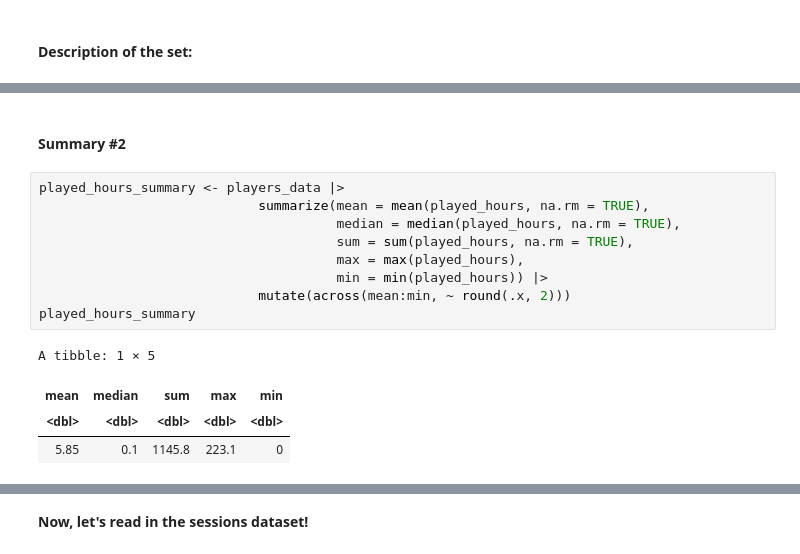
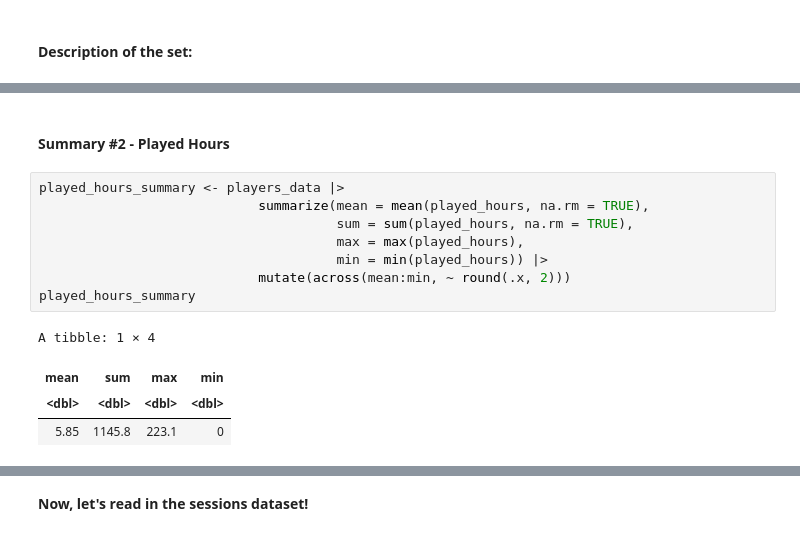
Before and after one commit to tchan0717/dsci-100-2025w1-group-36, a Jupyter notebook: plaicraft_project.ipynb, the cells around one changed output, grey strips where cells are left out. Drawn from its saved outputs; the diff is of its cells as text.

```diff
--- a/plaicraft_project.ipynb
+++ b/plaicraft_project.ipynb
@@ -112,16 +103,15 @@ A tibble: 5 × 3
 # %% [markdown]
-#### Summary #2
+#### Summary #2 - Played Hours
 # %%
 played_hours_summary <- players_data |>
                             summarize(mean = mean(played_hours, na.rm = TRUE),
-                                      median = median(played_hours, na.rm = TRUE),
                                       sum = sum(played_hours, na.rm = TRUE),
                                       max = max(played_hours),
                                       min = min(played_hours)) |>
                             mutate(across(mean:min, ~ round(.x, 2)))
 played_hours_summary
 # %% [output]
-A tibble: 1 × 5
+A tibble: 1 × 4
-| mean | median | sum | max | min |
-| <dbl> | <dbl> | <dbl> | <dbl> | <dbl> |
-| 5.85 | 0.1 | 1145.8 | 223.1 | 0 |
+| mean | sum | max | min |
+| <dbl> | <dbl> | <dbl> | <dbl> |
+| 5.85 | 1145.8 | 223.1 | 0 |
```
Also changed, not shown: parts of 43 cells of this notebook.
